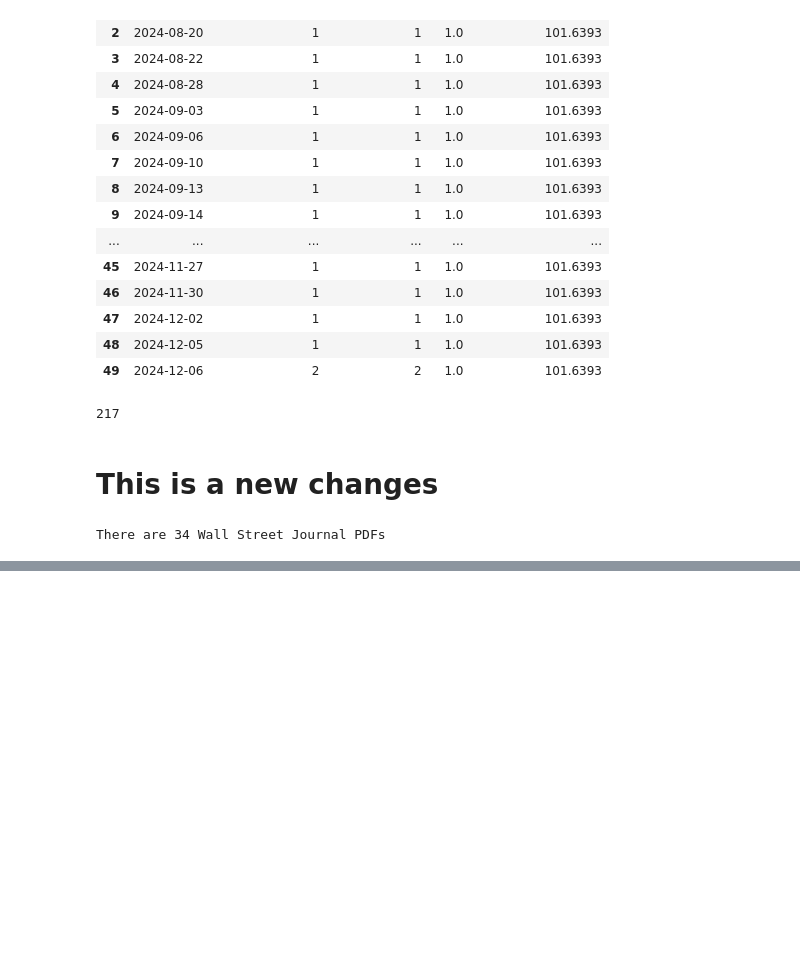
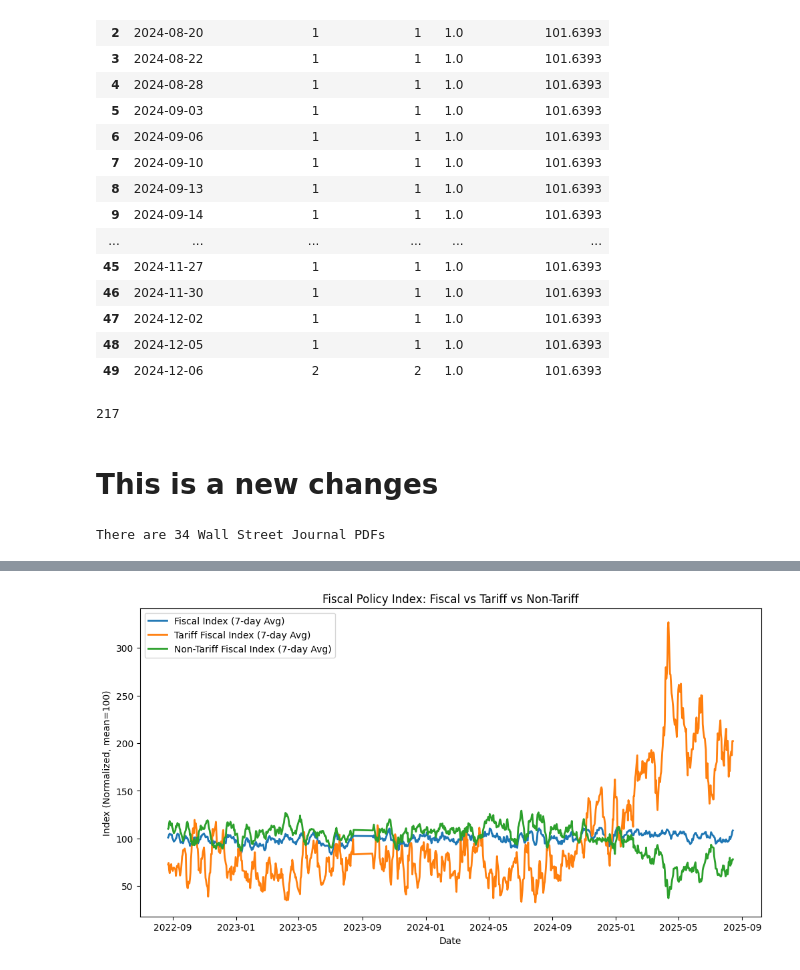
Before and after one commit to UWA-DS-11/capstone-project-11, a Jupyter notebook: fiscal_policy_index/pdf_extraction.ipynb, the cells around one changed output, grey strips where cells are left out. Cells and saved outputs as stored; diff of their text form; code cells hidden in the pictures; blank space fills up the shorter version.

```diff
--- a/fiscal_policy_index/pdf_extraction.ipynb
+++ b/fiscal_policy_index/pdf_extraction.ipynb
@@ -564,0 +707,29 @@ IndexError: string index out of range
+# %%
+# EXPERIMENT CODE
+
+import pandas as pd
+import matplotlib.pyplot as plt
+
+# Plot with 7-day rolling average
+plt.figure(figsize=(12,6))
+
+plt.plot(
+    wsj_fpi["date"], wsj_fpi["fiscal_policy_index"].rolling(7).mean(),
+    label="Fiscal Index (7-day Avg)", linewidth=2
+)
+plt.plot(
+    wsj_fpi["date"], wsj_fpi["tariff_fiscal_index"].rolling(7).mean(),
+    label="Tariff Fiscal Index (7-day Avg)", linewidth=2
+)
+plt.plot(
+    wsj_fpi["date"], wsj_fpi["non_tariff_fiscal_index"].rolling(7).mean(),
+    label="Non-Tariff Fiscal Index (7-day Avg)", linewidth=2
+)
+
+plt.title("Fiscal Policy Index: Fiscal vs Tariff vs Non-Tariff")
+plt.xlabel("Date")
+plt.ylabel("Index (Normalized, mean=100)")
+plt.legend()
+plt.show()
+# %% [output]
+[figure, added]
```
Also changed, not shown: parts of 27 cells of this notebook.
